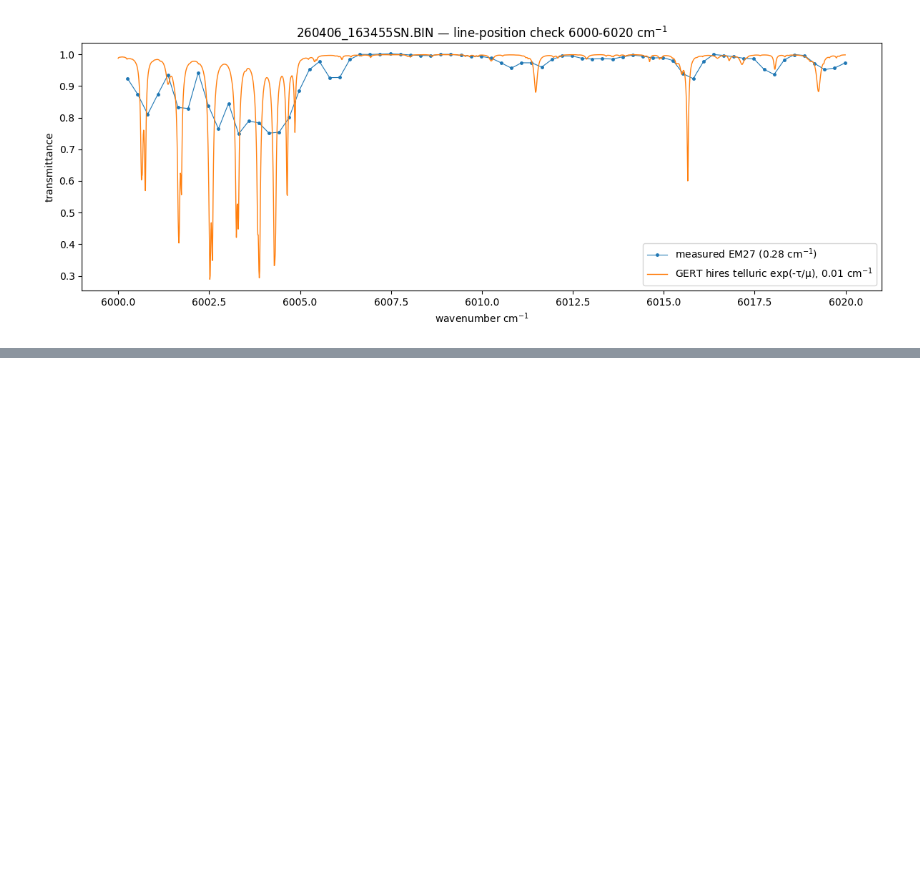
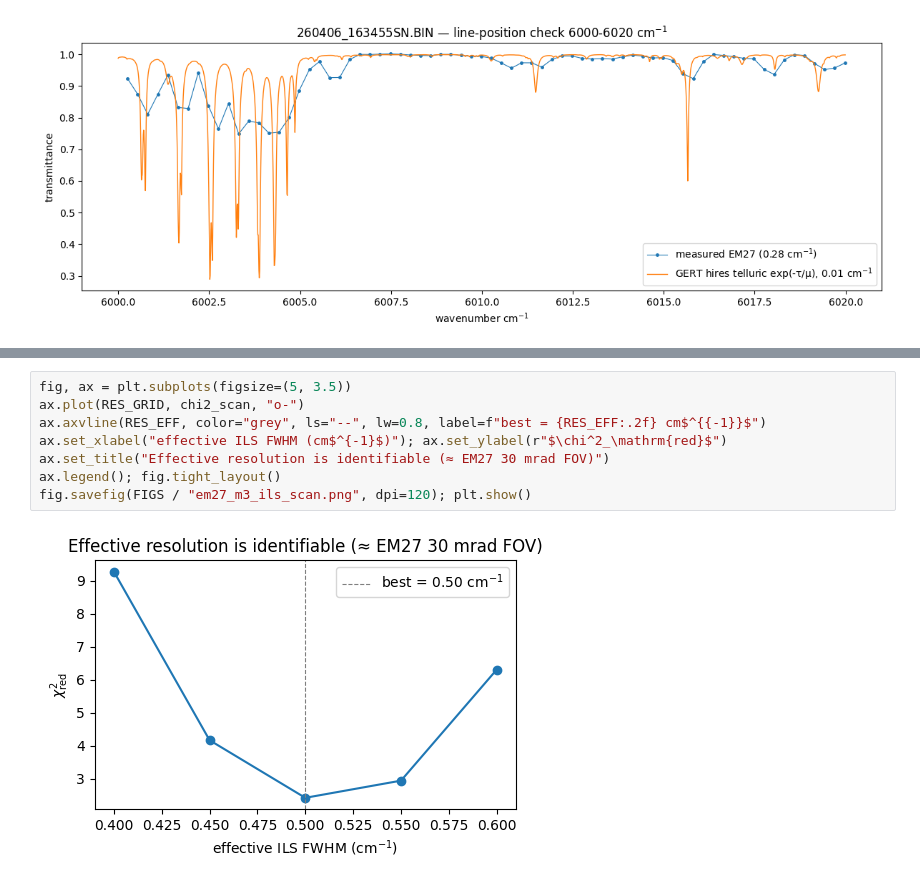
Before and after one commit to erselab/em27, a Jupyter notebook: notebooks/em27_realdata.ipynb, the cells around one changed output, grey strips where cells are left out. Saved outputs shown, nothing was run; the diff lists cells and outputs as text; blank space fills up the shorter version.

```diff
--- a/notebooks/em27_realdata.ipynb
+++ b/notebooks/em27_realdata.ipynb
@@ -223,0 +363,10 @@ plt.show()
+# %%
+fig, ax = plt.subplots(figsize=(5, 3.5))
+ax.plot(RES_GRID, chi2_scan, "o-")
+ax.axvline(RES_EFF, color="grey", ls="--", lw=0.8, label=f"best = {RES_EFF:.2f} cm$^{{-1}}$")
+ax.set_xlabel("effective ILS FWHM (cm$^{-1}$)"); ax.set_ylabel(r"$\chi^2_\mathrm{red}$")
+ax.set_title("Effective resolution is identifiable (≈ EM27 30 mrad FOV)")
+ax.legend(); fig.tight_layout()
+fig.savefig(FIGS / "em27_m3_ils_scan.png", dpi=120); plt.show()
+# %% [output]
+[figure, added]
```
Also changed, not shown: parts of 18 cells of this notebook, 7 other files.
